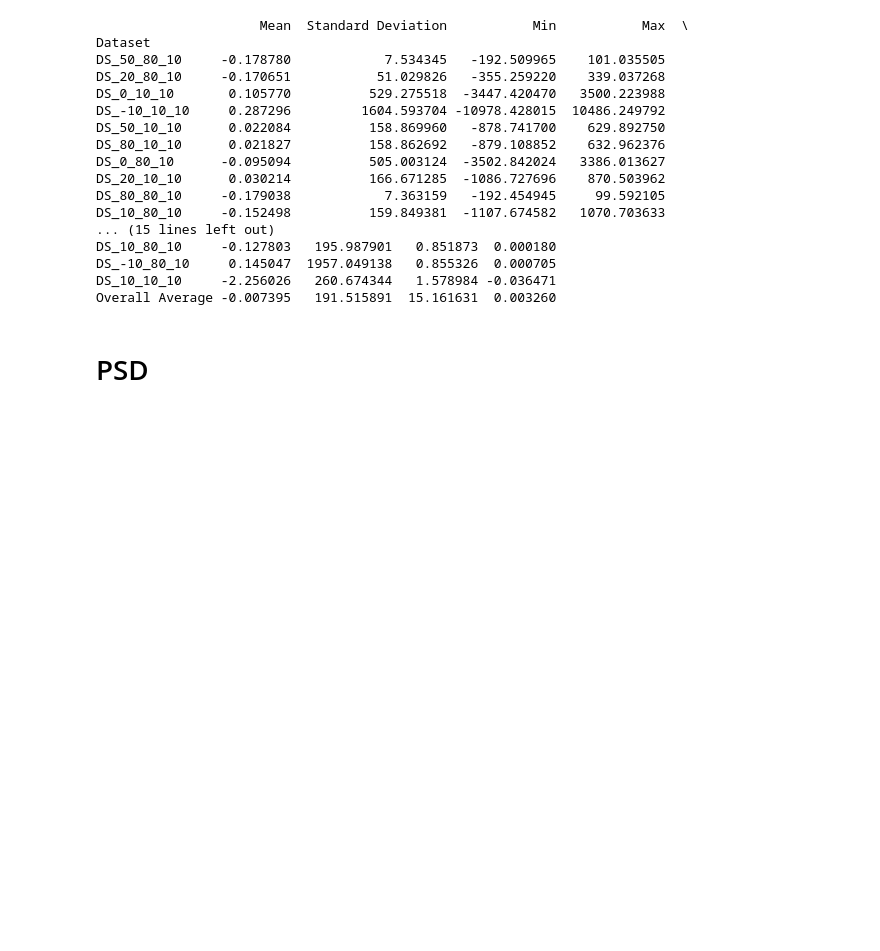
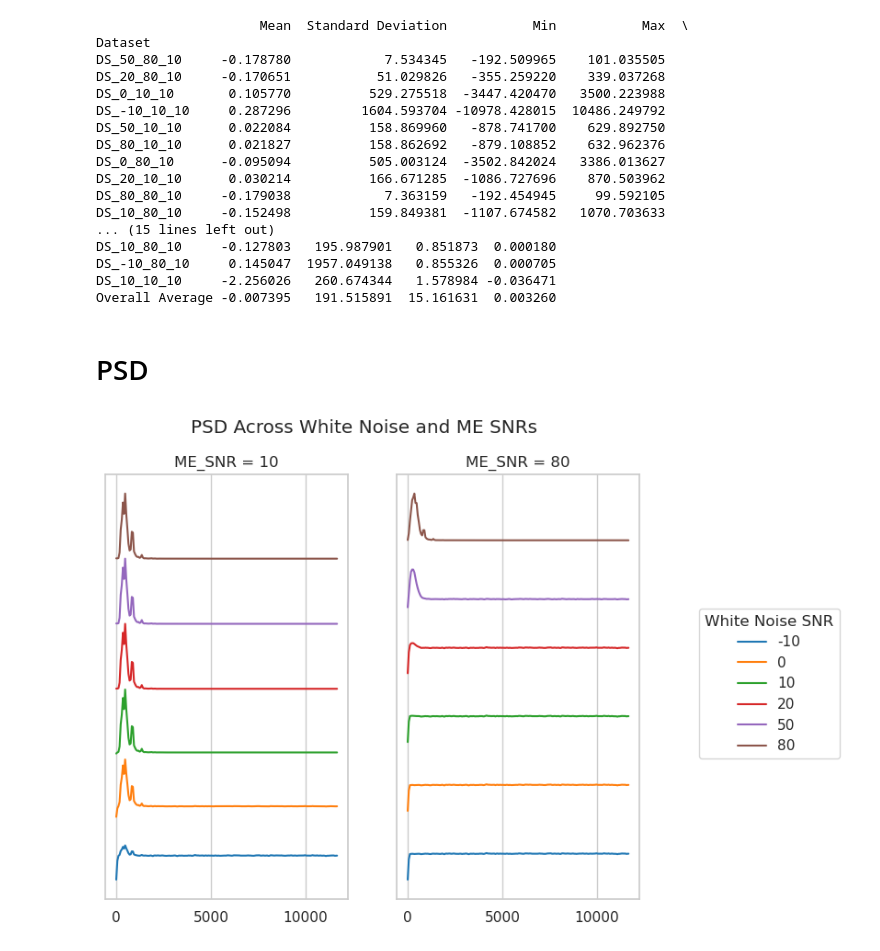
Before and after one commit to Whitesheep18/retinal-ecap-detection, a Jupyter notebook: simulate/data_description.ipynb, the cells around one changed output. Saved outputs shown, nothing was run; the diff lists cells and outputs as text; code cells hidden in the pictures; blank space fills up the shorter version.

Commit message:
adjustments to simulated data description

```diff
--- a/simulate/data_description.ipynb
+++ b/simulate/data_description.ipynb
@@ -129,7 +129,7 @@ import seaborn as sns
 
 # Create subplots: one for each ME SNR
 fig, axes = plt.subplots(1, 2)  # Two subplots side by side
-
+lines = []
 for i, me_snr in enumerate(me_snrs):
     sns.set(style="whitegrid")
 
@@ -141,22 +141,20 @@ for i, me_snr in enumerate(me_snrs):
         sns.kdeplot(
             dataset_data,
             lw=2,
-            label=f"White SNR: {white_snr}",
+            label=f"{white_snr}",
             color=colors[str(white_snr)],
             ax=axes[i]
         )
-
     # Set plot details for the current subplot
-    axes[i].set_title(f'ME SNR: {me_snr}')
+    axes[i].set_title(f'ME SNR = {me_snr}')
     axes[i].set_xlabel(r'Signal Amplitude')
     axes[i].set_ylabel(r'Density')
     axes[i].set_xlim(-4000, 4000)
     axes[i].set_ylim(0, 0.004)
     if i == 1:
-        axes[i].legend(title='White noise SNR', loc='center right', bbox_to_anchor=(1.6, 0.5))
+        axes[i].legend(title='White Noise SNR', loc='center right', bbox_to_anchor=(1.9, 0.5))
 
-# Adjust layout and save the figure
-
+# Adjust layout and save the figure'
 fig.suptitle('Distributions Across White Noise and ME SNRs',
     y=0.95)
 fig.subplots_adjust(left=0.05, right=0.95, top=0.85, bottom=0.1, wspace=0.7)
@@ -168,30 +166,35 @@ from scipy.signal import welch
 # %%
 num_freq_to_show = 200
 fs = 30000
 
 # get tab:10 from plt
 
 fig, axs = plt.subplots(1, 2, figsize=(15, 5))
 fig.set_size_inches(7.5,6)
 lines = []
 for i, me_snr in enumerate(me_snrs):
 
     for j, white_snr in enumerate(white_snrs):
         average_Pxx = np.zeros(512//2 + 1)
         for sample_id in range(3000):
             X = datasets[f"DS_{white_snr}_{me_snr}_10"]["X"]
             f, Pxx = welch(X[sample_id], fs, nperseg=512)
             Pxx = Pxx/Pxx.max()
             average_Pxx += Pxx
-        average_Pxx /= 10
-        line = axs[i].plot(f[:num_freq_to_show], average_Pxx[:num_freq_to_show] + 200*j, label=white_snr, c=colors[str(white_snr)])
+        average_Pxx /= 3000
+
+        line = axs[i].plot(f[:num_freq_to_show], average_Pxx[:num_freq_to_show] + 1*j, label=white_snr, c=colors[str(white_snr)])
         lines.append(line[0])
         axs[i].set_title(f"ME_SNR = {me_snr}")
-        axs[i].set_ylim([0, 1300])
+        #axs[i].set_ylim([0, 1300])
         axs[i].set_yticks([])
 
-fig.legend(lines[-6:], white_snrs,
-    title='White SNR', loc='center right', bbox_to_anchor=(1.1, 0.5))
 
-save_figure("PSD_simulated_data", width=6)
+fig.suptitle("PSD Across White Noise and ME SNRs")
+
+fig.legend(lines[-6:], white_snrs, title='White Noise SNR', loc='center right', bbox_to_anchor=(1.2, 0.5))
+
+#save_figure("PSD_simulated_data", width=6)
 plt.show()
+# %% [output]
+[figure, added]
```
Also changed, not shown: parts of 2 cells of this notebook.
